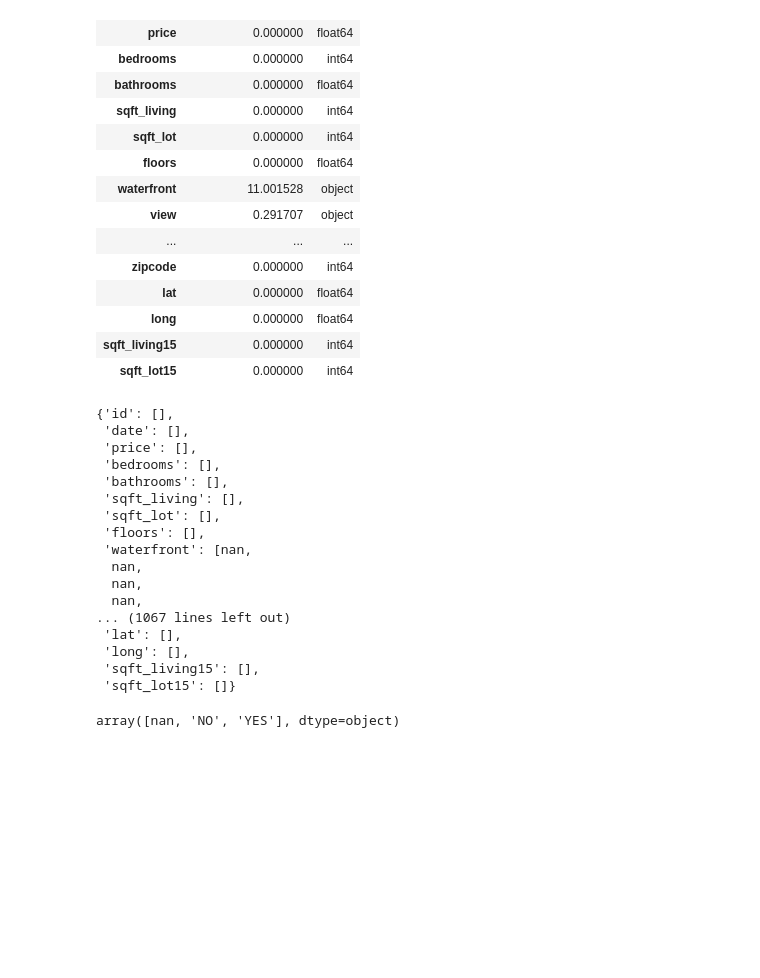
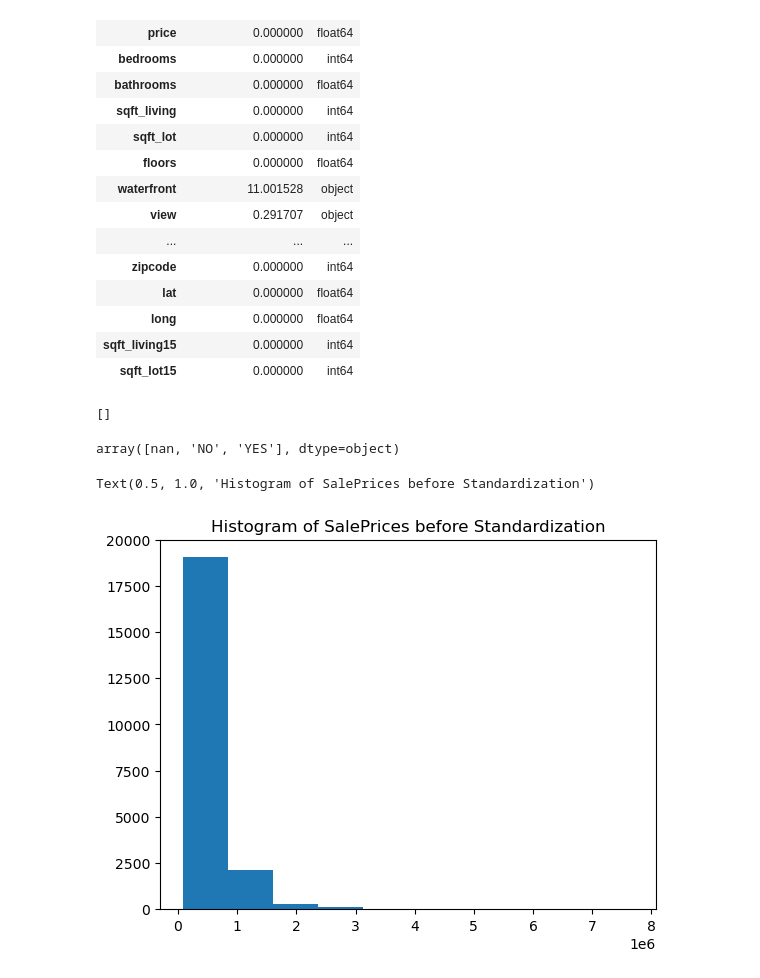
Before and after one commit to DennisWainaina/Megamax-Real-Estate-House-Project, a Jupyter notebook: index.ipynb, the cells around one changed output. Saved outputs shown, nothing was run; the diff lists cells and outputs as text; code cells hidden in the pictures; blank space fills up the shorter version.

```diff
--- a/index.ipynb
+++ b/index.ipynb
@@ -102,26 +103,17 @@ def wrong_data(df):
     return wrong_data_types
 # %%
 # Testing our function on a copy of the data
-wrong_data(X_test)
+wrong_data(X_test)['yr_renovated']
 # %% [output]
-{'id': [],
- 'date': [],
- 'price': [],
- 'bedrooms': [],
- 'bathrooms': [],
- 'sqft_living': [],
- 'sqft_lot': [],
- 'floors': [],
- 'waterfront': [nan,
-  nan,
-  nan,
-  nan,
-... (1067 lines left out)
- 'lat': [],
- 'long': [],
- 'sqft_living15': [],
- 'sqft_lot15': []}
+[]
 # %%
 df['waterfront'].unique()
 # %% [output]
 array([nan, 'NO', 'YES'], dtype=object)
+# %%
+# Histogram of price before removing outliers
+plt.hist(df['price'])
+plt.title('Histogram of SalePrices before Standardization')
+# %% [output]
+Text(0.5, 1.0, 'Histogram of SalePrices before Standardization')
+[figure, added]
```
Also changed, not shown: parts of 4 cells of this notebook.
